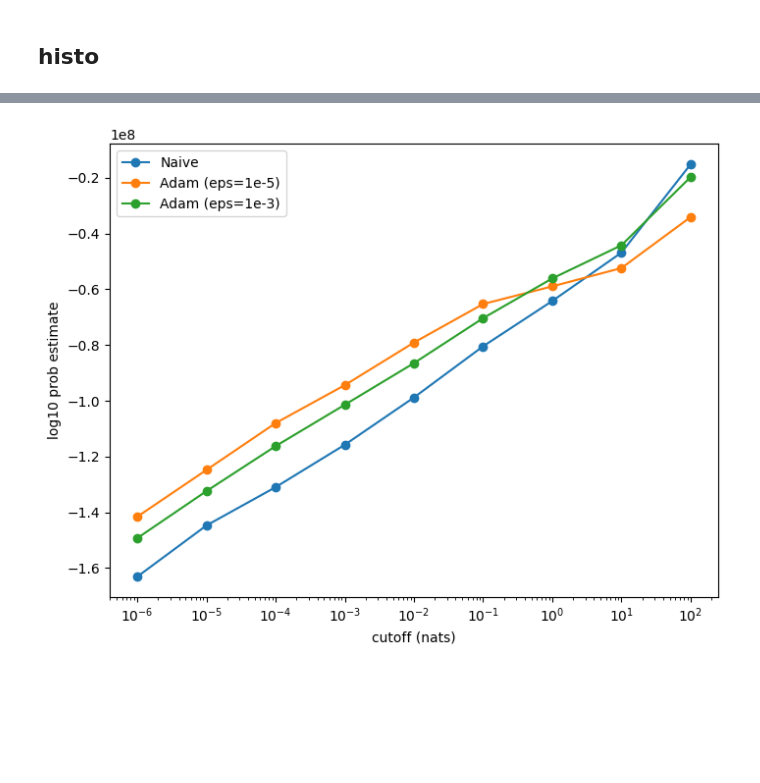
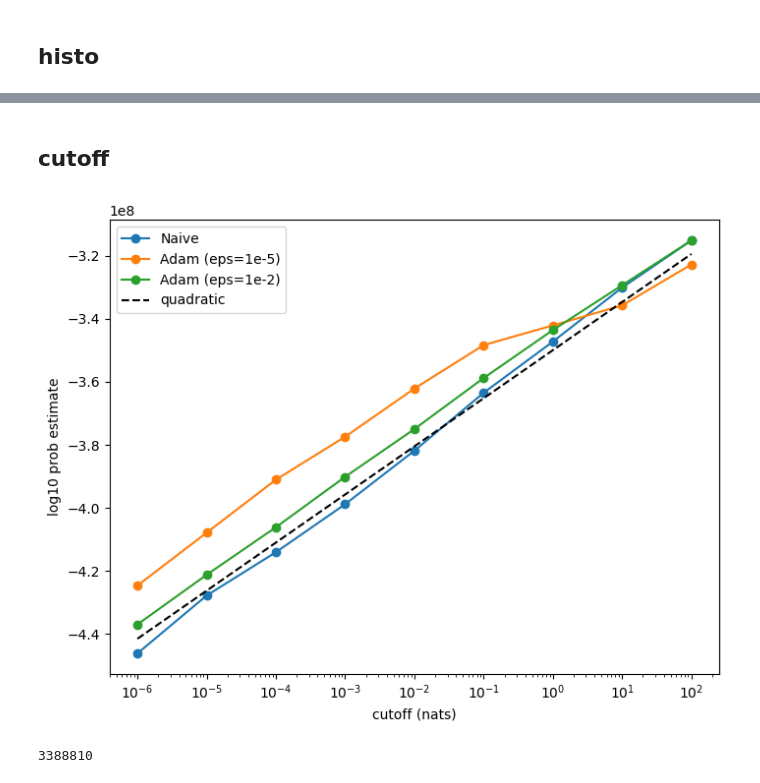
Before and after one commit to EleutherAI/basin-volume, a Jupyter notebook: notebooks/plots.ipynb, the cells around one changed output, grey strips where cells are left out. Cells and saved outputs as stored; diff of their text form; code cells hidden in the pictures; blank space fills up the shorter version.

```diff
--- a/notebooks/plots.ipynb
+++ b/notebooks/plots.ipynb
@@ -124,3 +131,6 @@ plt.show()
 [figure]
 # %% [markdown]
 # Final experiments
+# %%
+results_dir = os.path.join(BASIN_VOLUME_DIR, "results_tuesday")
+sorted(os.listdir(results_dir))
@@ -126,0 +155,8 @@ plt.show()
+# %%
+with open(os.path.join(results_dir, "convnext_chkpts_True.pkl"), "rb") as f:
+    _, cfg = pickle.load(f)
+    print(cfg.preconditioner_type, cfg.model_name)
+
+with open(os.path.join(results_dir, "convnext_histo_True.pkl"), "rb") as f:
+    _, cfg = pickle.load(f)
+    print(cfg.preconditioner_type, cfg.model_name)
@@ -127,13 +166,15 @@ plt.show()
 # %% [markdown]
 ## histo
 # %%
-with open(os.path.join(results_dir, "pythia_histo_False.pkl"), "rb") as f:
-    result, cfg = pickle.load(f)
+with open(os.path.join(results_dir, "pythia_histo.pkl"), "rb") as f:
+    result_naive, cfg = pickle.load(f)
+    print(cfg.preconditioner_type)
 
 with open(os.path.join(results_dir, "pythia_histo_True.pkl"), "rb") as f:
     result_adam, cfg = pickle.load(f)
+    print(cfg.preconditioner_type)
 
-RESULTS = {'naive': result, 'adam': result_adam}
+RESULTS = {'naive': result_naive, 'adam': result_adam}
 
 plt.figure(figsize=(8, 6))
 
@@ -141,12 +182,12 @@ settings = {'alpha': 1, 'fill': True}
 
 for label, results in RESULTS.items():
     these_settings = dict(settings, label=label)
-    scaled_histogram(results.estimates / np.log(10), label, these_settings)
+    scaled_histogram(results.estimates / np.log(10), label, these_settings, nbins=10)
 plt.xlabel("log10 probability estimate")
 plt.legend()
 #plt.title("KL divergence")
 
-plt.savefig(os.path.join(BASIN_VOLUME_DIR, "plots", "pythia_histo_badsigma.png"))
+plt.savefig(os.path.join(BASIN_VOLUME_DIR, "plots", "pythia_histo.png"))
 
 plt.show()
 # %% [output]
@@ -154,34 +328,46 @@ plt.show()
+# %% [markdown]
+## cutoff
+# %%
+model_dim = 30494720
 # %%
-# pythia_overnight_cutoff_20_100.pkl
-# pythia_overnight_cutoff_adam_20_100.pkl
-# pythia_overnight_cutoff_adam_20_100_True.pkl
-
-with open(os.path.join(results_dir, "pythia_overnight_cutoff_20_100.pkl"), "rb") as f:
+with open(os.path.join(results_dir, "pythia_cutoff_1e-05.pkl"), "rb") as f:
     result_naive, cfg = pickle.load(f)
 
-with open(os.path.join(results_dir, "pythia_overnight_cutoff_adam_20_100.pkl"), "rb") as f:
+with open(os.path.join(results_dir, "pythia_cutoff_True_1e-05.pkl"), "rb") as f:
     result_adam_loweps, cfg = pickle.load(f)
 
-with open(os.path.join(results_dir, "pythia_overnight_cutoff_adam_20_100_True.pkl"), "rb") as f:
+with open(os.path.join(results_dir, "pythia_cutoff_True_1e-02.pkl"), "rb") as f:
     result_adam_higheps, cfg = pickle.load(f)
 
 # plot maxes against cutoffs
 
 plt.figure(figsize=(8, 6))
 
 maxes_naive = [result.estimates.max() / np.log(10) for result in result_naive.values()]
 plt.plot(list(result_naive.keys()), maxes_naive, 'o-', label="Naive")
 
 maxes_adam_loweps = [result.estimates.max() / np.log(10) for result in result_adam_loweps.values()]
 plt.plot(list(result_adam_loweps.keys()), maxes_adam_loweps, 'o-', label="Adam (eps=1e-5)")
 
 maxes_adam_higheps = [result.estimates.max() / np.log(10) for result in result_adam_higheps.values()]
-plt.plot(list(result_adam_higheps.keys()), maxes_adam_higheps, 'o-', label="Adam (eps=1e-3)")
+plt.plot(list(result_adam_higheps.keys()), maxes_adam_higheps, 'o-', label="Adam (eps=1e-2)")
+
+# line with slope model_dim/2
+plt.plot(list(result_adam_higheps.keys()),
+         [model_dim/2 * np.log10(cutoff) - 3.5e8 for cutoff in result_adam_higheps.keys()],
+         '--', color="black",
+         label="quadratic")
 
 plt.xlabel("cutoff (nats)")
 plt.ylabel("log10 prob estimate")
 plt.xscale("log")
 plt.legend()
 plt.show()
 # %% [output]
-[figure, old version]
+[figure, new version]
+# %%
+convnext_model = load_convnext_checkpoint(f"{BASIN_VOLUME_DIR}/runs/b16pai_p001/checkpoint-1")
+convnext_model_dim = torch.nn.utils.parameters_to_vector(convnext_model.parameters()).shape[0]
+print(convnext_model_dim)
+# %% [output]
+3388810
```
Also changed, not shown: parts of 13 cells of this notebook, 57 other files.
